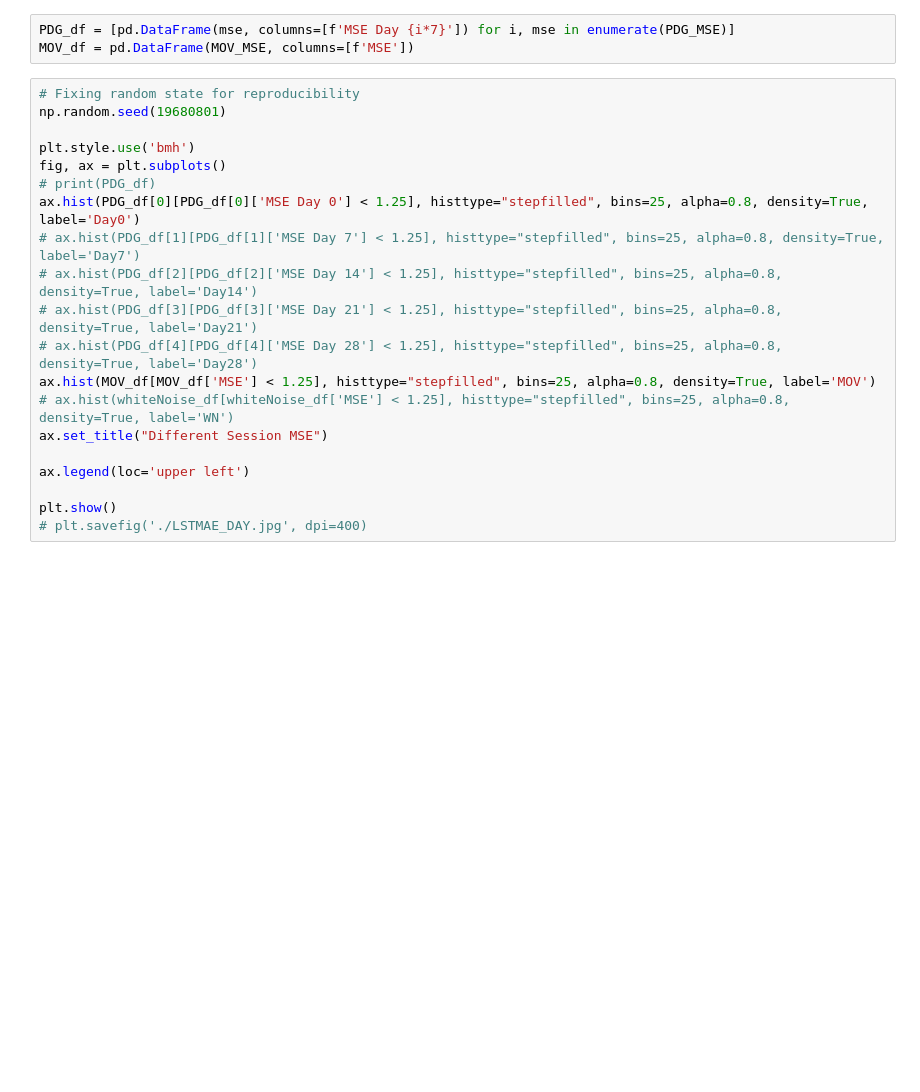
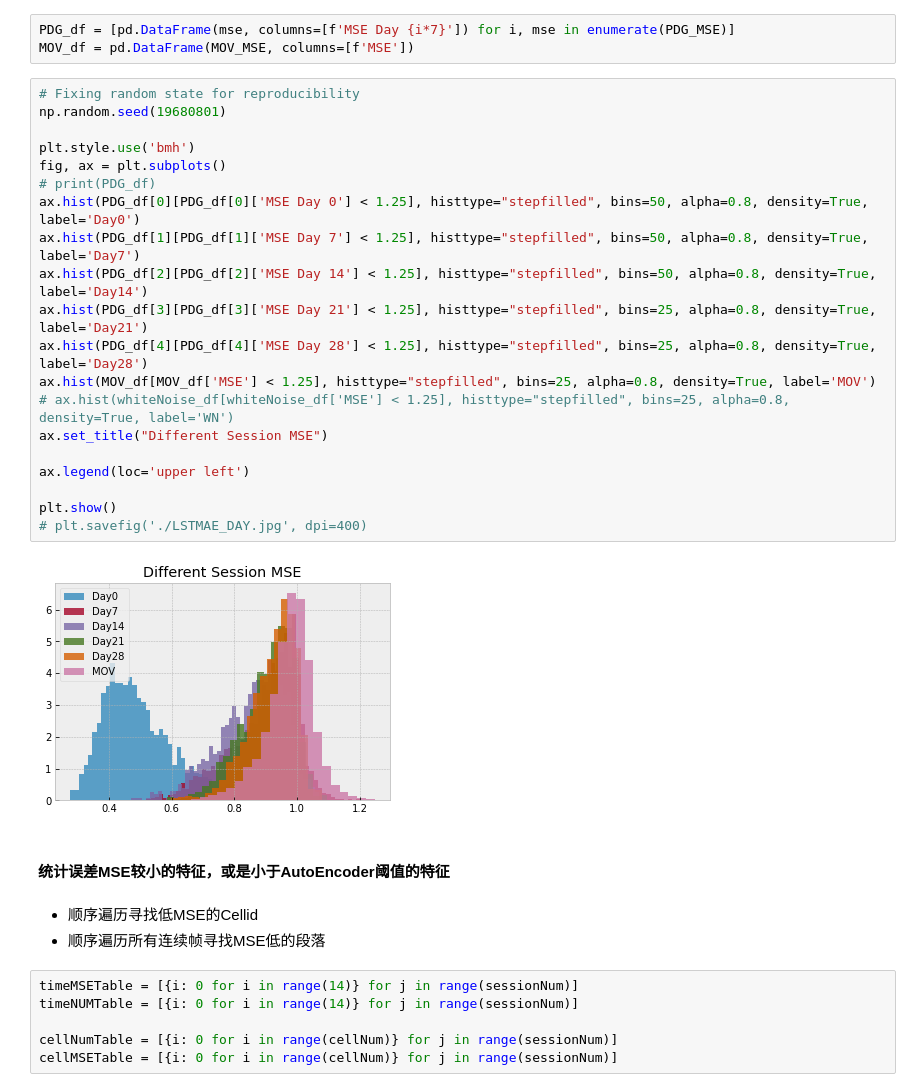
Before and after one commit to weightwater/drift, a Jupyter notebook: analysis_data.ipynb, the cells around one changed output. Cells and saved outputs as stored; diff of their text form; blank space fills up the shorter version.

```diff
--- a/analysis_data.ipynb
+++ b/analysis_data.ipynb
@@ -82,20 +100,33 @@ MOV_df = pd.DataFrame(MOV_MSE, columns=[f'MSE'])
 # %%
 # Fixing random state for reproducibility
 np.random.seed(19680801)
 
 plt.style.use('bmh')
 fig, ax = plt.subplots()
 # print(PDG_df)
-ax.hist(PDG_df[0][PDG_df[0]['MSE Day 0'] < 1.25], histtype="stepfilled", bins=25, alpha=0.8, density=True, label='Day0')
-# ax.hist(PDG_df[1][PDG_df[1]['MSE Day 7'] < 1.25], histtype="stepfilled", bins=25, alpha=0.8, density=True, label='Day7')
-# ax.hist(PDG_df[2][PDG_df[2]['MSE Day 14'] < 1.25], histtype="stepfilled", bins=25, alpha=0.8, density=True, label='Day14')
-# ax.hist(PDG_df[3][PDG_df[3]['MSE Day 21'] < 1.25], histtype="stepfilled", bins=25, alpha=0.8, density=True, label='Day21')
-# ax.hist(PDG_df[4][PDG_df[4]['MSE Day 28'] < 1.25], histtype="stepfilled", bins=25, alpha=0.8, density=True, label='Day28')
+ax.hist(PDG_df[0][PDG_df[0]['MSE Day 0'] < 1.25], histtype="stepfilled", bins=50, alpha=0.8, density=True, label='Day0')
+ax.hist(PDG_df[1][PDG_df[1]['MSE Day 7'] < 1.25], histtype="stepfilled", bins=50, alpha=0.8, density=True, label='Day7')
+ax.hist(PDG_df[2][PDG_df[2]['MSE Day 14'] < 1.25], histtype="stepfilled", bins=50, alpha=0.8, density=True, label='Day14')
+ax.hist(PDG_df[3][PDG_df[3]['MSE Day 21'] < 1.25], histtype="stepfilled", bins=25, alpha=0.8, density=True, label='Day21')
+ax.hist(PDG_df[4][PDG_df[4]['MSE Day 28'] < 1.25], histtype="stepfilled", bins=25, alpha=0.8, density=True, label='Day28')
 ax.hist(MOV_df[MOV_df['MSE'] < 1.25], histtype="stepfilled", bins=25, alpha=0.8, density=True, label='MOV')
 # ax.hist(whiteNoise_df[whiteNoise_df['MSE'] < 1.25], histtype="stepfilled", bins=25, alpha=0.8, density=True, label='WN')
 ax.set_title("Different Session MSE")
 
 ax.legend(loc='upper left')
 
 plt.show()
 # plt.savefig('./LSTMAE_DAY.jpg', dpi=400)
+# %% [output]
+[figure, added]
+# %% [markdown]
+#### 统计误差MSE较小的特征，或是小于AutoEncoder阈值的特征
+# %% [markdown]
+- 顺序遍历寻找低MSE的Cellid
+- 顺序遍历所有连续帧寻找MSE低的段落
+# %%
+timeMSETable = [{i: 0 for i in range(14)} for j in range(sessionNum)]
+timeNUMTable = [{i: 0 for i in range(14)} for j in range(sessionNum)]
+
+cellNumTable = [{i: 0 for i in range(cellNum)} for j in range(sessionNum)]
+cellMSETable = [{i: 0 for i in range(cellNum)} for j in range(sessionNum)]
```
Also changed, not shown: parts of 5 cells of this notebook.
